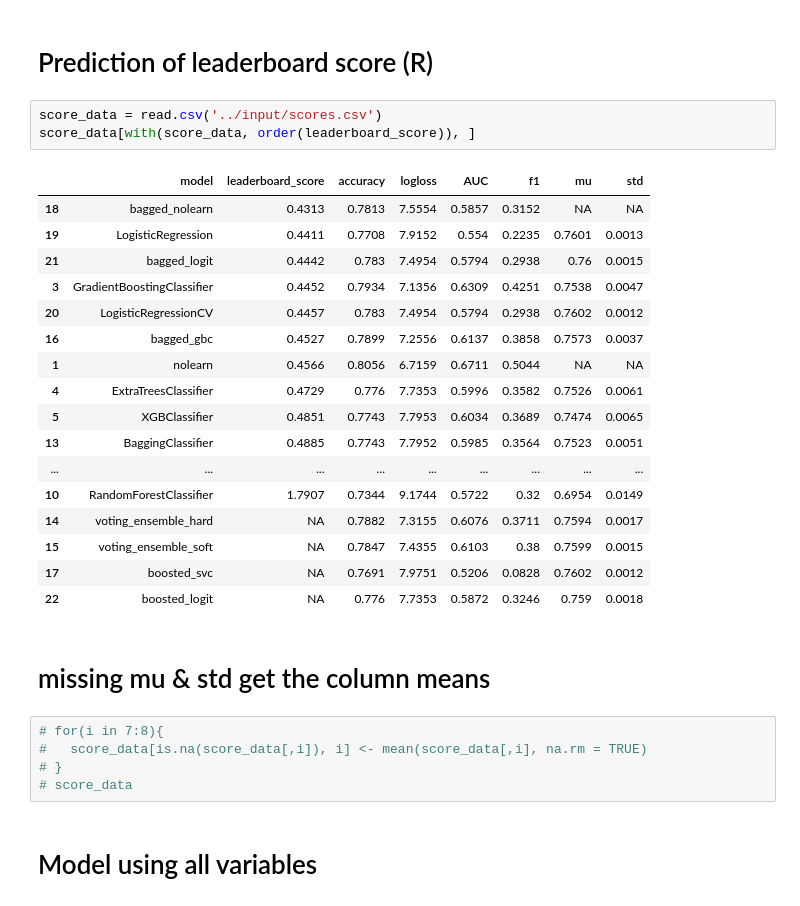
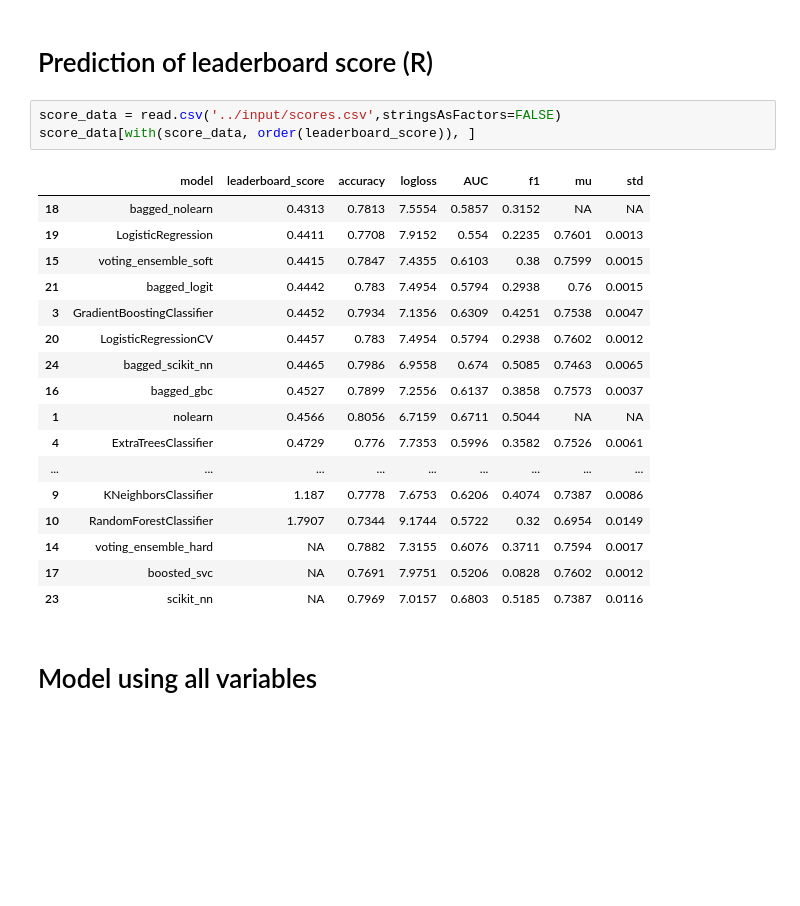
Before and after one commit to grfiv/predict-blood-donations, a Jupyter notebook: Prediction of leaderboard score (R).ipynb, the cells around one changed output. Drawn from its saved outputs; the diff is of its cells as text; blank space fills up the shorter version.

```diff
--- a/Prediction of leaderboard score (R).ipynb
+++ b/Prediction of leaderboard score (R).ipynb
@@ -1,33 +1,26 @@
 # %% [markdown]
 # Prediction of leaderboard score (R)
 # %%
-score_data = read.csv('../input/scores.csv')
+score_data = read.csv('../input/scores.csv',stringsAsFactors=FALSE)
 score_data[with(score_data, order(leaderboard_score)), ]
 # %% [output]
 |  | model | leaderboard_score | accuracy | logloss | AUC | f1 | mu | std |
 | 18 | bagged_nolearn | 0.4313 | 0.7813 | 7.5554 | 0.5857 | 0.3152 | NA | NA |
 | 19 | LogisticRegression | 0.4411 | 0.7708 | 7.9152 | 0.554 | 0.2235 | 0.7601 | 0.0013 |
+| 15 | voting_ensemble_soft | 0.4415 | 0.7847 | 7.4355 | 0.6103 | 0.38 | 0.7599 | 0.0015 |
 | 21 | bagged_logit | 0.4442 | 0.783 | 7.4954 | 0.5794 | 0.2938 | 0.76 | 0.0015 |
 | 3 | GradientBoostingClassifier | 0.4452 | 0.7934 | 7.1356 | 0.6309 | 0.4251 | 0.7538 | 0.0047 |
 | 20 | LogisticRegressionCV | 0.4457 | 0.783 | 7.4954 | 0.5794 | 0.2938 | 0.7602 | 0.0012 |
+| 24 | bagged_scikit_nn | 0.4465 | 0.7986 | 6.9558 | 0.674 | 0.5085 | 0.7463 | 0.0065 |
 | 16 | bagged_gbc | 0.4527 | 0.7899 | 7.2556 | 0.6137 | 0.3858 | 0.7573 | 0.0037 |
 | 1 | nolearn | 0.4566 | 0.8056 | 6.7159 | 0.6711 | 0.5044 | NA | NA |
 | 4 | ExtraTreesClassifier | 0.4729 | 0.776 | 7.7353 | 0.5996 | 0.3582 | 0.7526 | 0.0061 |
-| 5 | XGBClassifier | 0.4851 | 0.7743 | 7.7953 | 0.6034 | 0.3689 | 0.7474 | 0.0065 |
-| 13 | BaggingClassifier | 0.4885 | 0.7743 | 7.7952 | 0.5985 | 0.3564 | 0.7523 | 0.0051 |
 | ... | ... | ... | ... | ... | ... | ... | ... | ... |
+| 9 | KNeighborsClassifier | 1.187 | 0.7778 | 7.6753 | 0.6206 | 0.4074 | 0.7387 | 0.0086 |
 | 10 | RandomForestClassifier | 1.7907 | 0.7344 | 9.1744 | 0.5722 | 0.32 | 0.6954 | 0.0149 |
 | 14 | voting_ensemble_hard | NA | 0.7882 | 7.3155 | 0.6076 | 0.3711 | 0.7594 | 0.0017 |
-| 15 | voting_ensemble_soft | NA | 0.7847 | 7.4355 | 0.6103 | 0.38 | 0.7599 | 0.0015 |
 | 17 | boosted_svc | NA | 0.7691 | 7.9751 | 0.5206 | 0.0828 | 0.7602 | 0.0012 |
-| 22 | boosted_logit | NA | 0.776 | 7.7353 | 0.5872 | 0.3246 | 0.759 | 0.0018 |
+| 23 | scikit_nn | NA | 0.7969 | 7.0157 | 0.6803 | 0.5185 | 0.7387 | 0.0116 |
-# %% [markdown]
-# missing mu & std get the column means
-# %%
-# for(i in 7:8){
-#   score_data[is.na(score_data[,i]), i] <- mean(score_data[,i], na.rm = TRUE)
-# }
-# score_data
 # %% [markdown]
 # Model using all variables
 # %%
```
Also changed, not shown: parts of 7 cells of this notebook, 2 other files.
